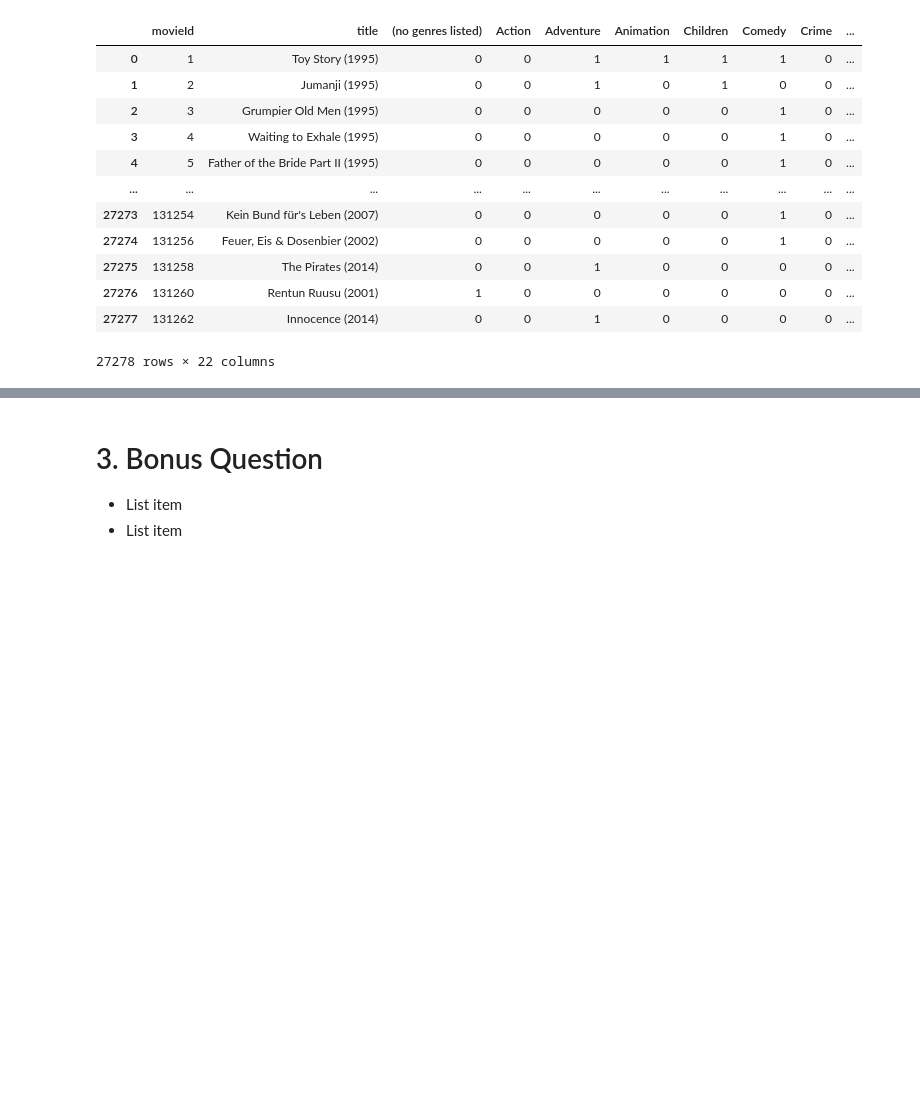
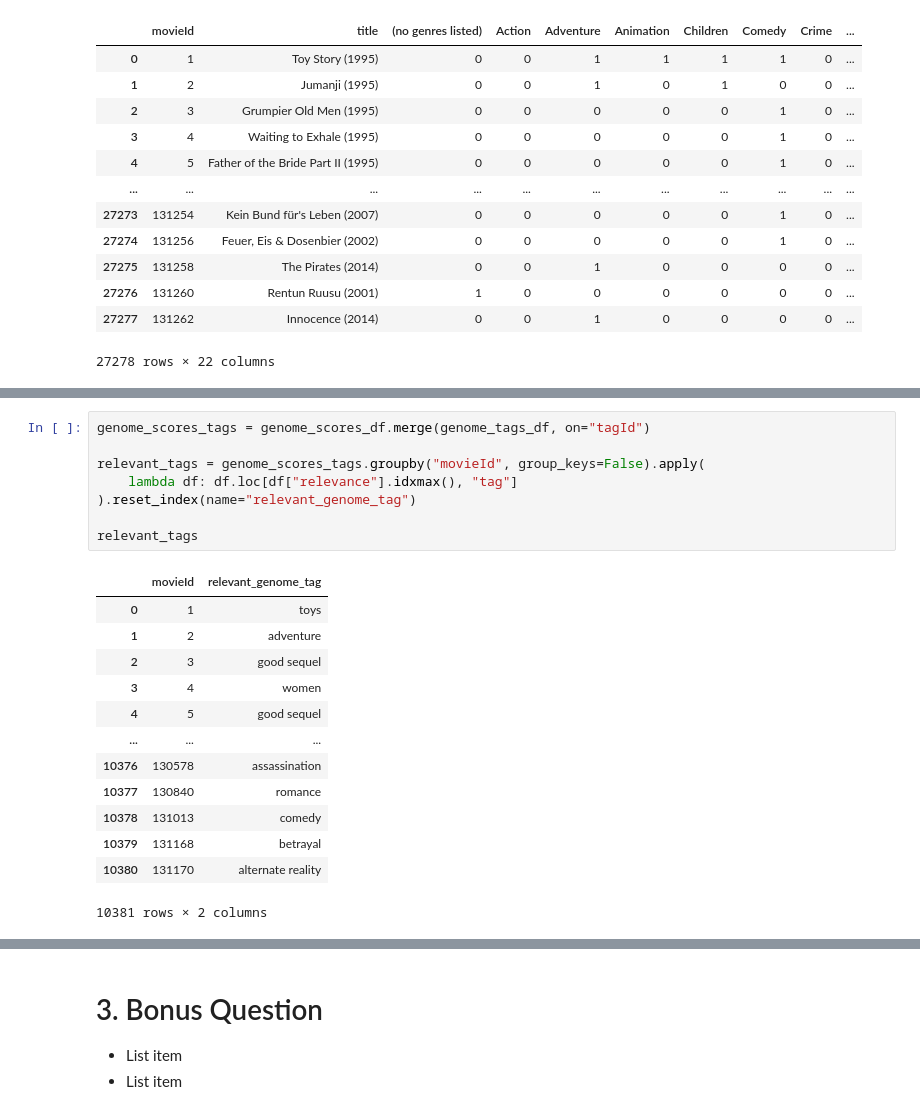
Before and after one commit to khalmatay/ADM-HW4, a Jupyter notebook: main.ipynb, the cells around one changed output, grey strips where cells are left out. Saved outputs shown, nothing was run; the diff lists cells and outputs as text; blank space fills up the shorter version.

```diff
--- a/main.ipynb
+++ b/main.ipynb
@@ -299,0 +355,22 @@ movie_genre_df
+# %%
+genome_scores_tags = genome_scores_df.merge(genome_tags_df, on="tagId")
+
+relevant_tags = genome_scores_tags.groupby("movieId", group_keys=False).apply(
+    lambda df: df.loc[df["relevance"].idxmax(), "tag"]
+).reset_index(name="relevant_genome_tag")
+
+relevant_tags
+# %% [output]
+|  | movieId | relevant_genome_tag |
+| 0 | 1 | toys |
+| 1 | 2 | adventure |
+| 2 | 3 | good sequel |
+| 3 | 4 | women |
+| 4 | 5 | good sequel |
+| ... | ... | ... |
+| 10376 | 130578 | assassination |
+| 10377 | 130840 | romance |
+| 10378 | 131013 | comedy |
+| 10379 | 131168 | betrayal |
+| 10380 | 131170 | alternate reality |
+10381 rows × 2 columns
```
Also changed, not shown: parts of 11 cells of this notebook.
